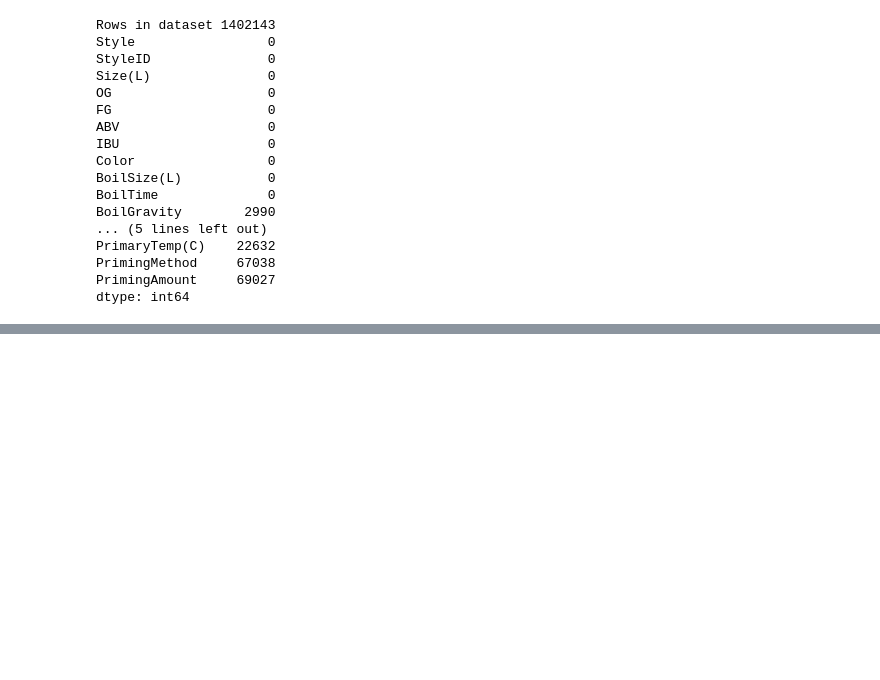
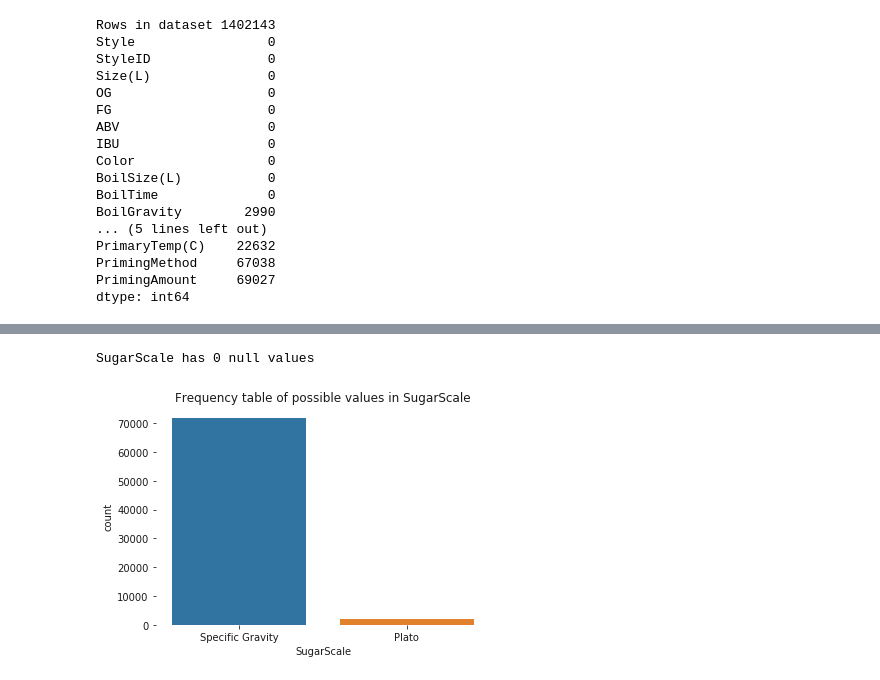
Before and after one commit to BabaZibulya/DataMining, a Jupyter notebook: preprocessing.ipynb, the cells around one changed output, grey strips where cells are left out. Saved outputs shown, nothing was run; the diff lists cells and outputs as text; code cells hidden in the pictures; blank space fills up the shorter version.

```diff
--- a/preprocessing.ipynb
+++ b/preprocessing.ipynb
@@ -72,0 +112,10 @@ Style = Specialty Wood-Aged Beer, times = 11
+# %%
+"""SugarScale"""
+ax = sns.countplot(x='SugarScale', data=data)
+ax.set(title='Frequency table of possible values in SugarScale')
+sns.despine(left=True, bottom=True)
+
+print('SugarScale has {} null values'.format(data.SugarScale.isnull().sum()))
+# %% [output]
+SugarScale has 0 null values
+[figure, added]
```
Also changed, not shown: parts of 14 cells of this notebook.
